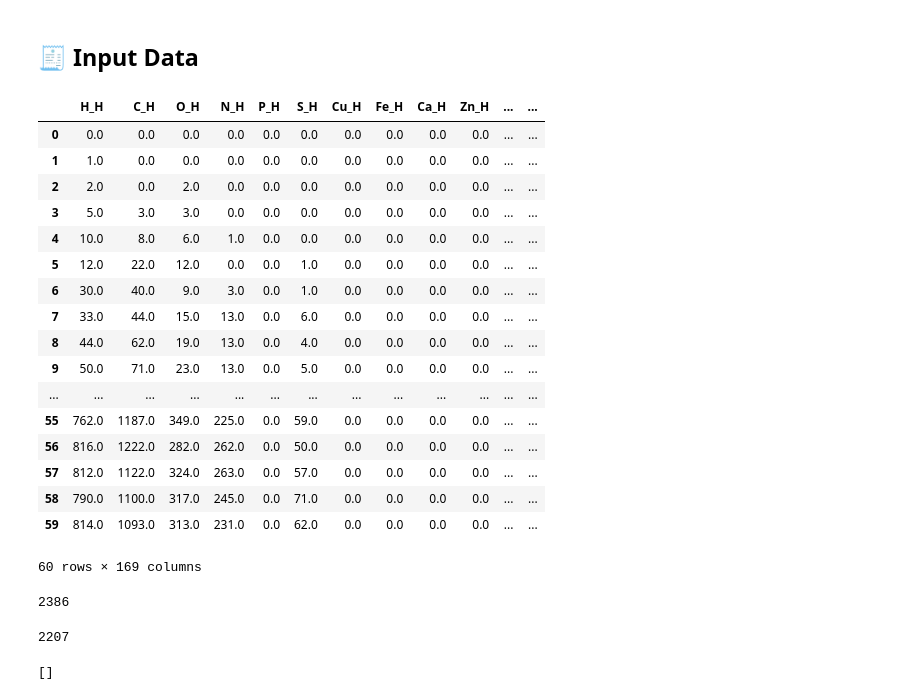
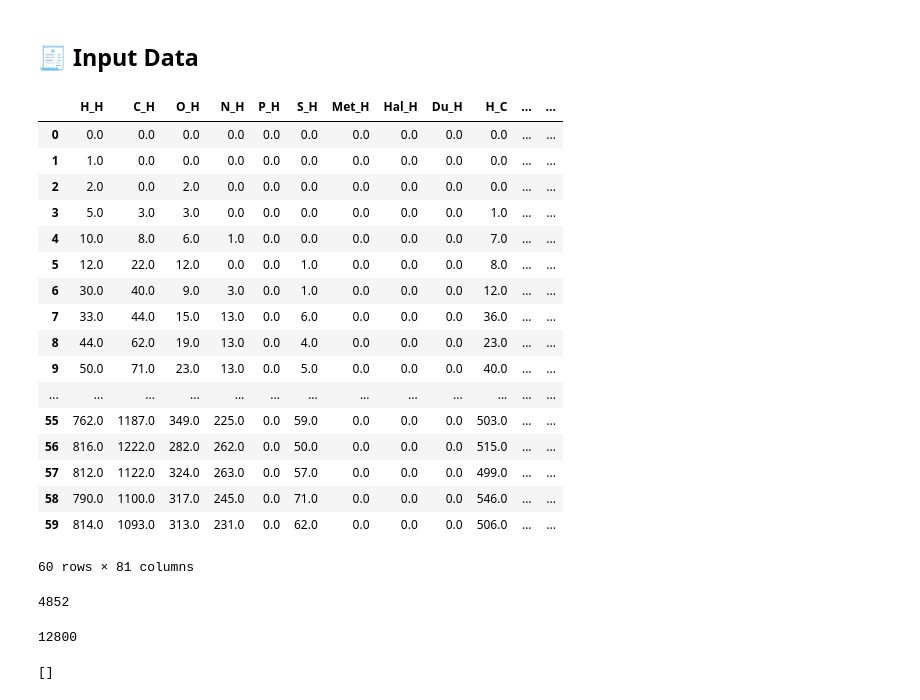
Before and after one commit to Sav-eng/protein-ligand-term-project, a Jupyter notebook: Generate_features.ipynb, the cells around one changed output. Cells and saved outputs as stored; diff of their text form; code cells hidden in the pictures.

Commit message:
intrigate metal group

```diff
--- a/Generate_features.ipynb
+++ b/Generate_features.ipynb
@@ -33,8 +51,9 @@ REFINED_INDEX_PATH = os.path.join(REFINED_DATASET_PATH, 'index/INDEX_refined_dat
 # checkpoint path
 GENERAL_CHECKPOINT_PATH = 'general_checkpoint/'
 REFINED_CHECKPOINT_PATH = 'refined_checkpoint/'
-ALL_ELEMENTS = ['H', 'C', 'O', 'N', 'P', 'S','Cu','Fe','Ca','Zn','Mg', 'Hal', 'Du']
+ALL_ELEMENTS = ['H', 'C', 'O', 'N', 'P', 'S','Met', 'Hal', 'Du']
 HALO_ELEMENTS = ['F', 'Cl', 'Br', 'I']
+METAL_ELEMENTS = ['Cu','Fe','Ca','Zn','Mg',]
 
 RELU = lambda x : x if x>=0 else 0
 # %% [markdown]
@@ -67,6 +86,8 @@ def get_lig_ele(ligand_ele):
    return e
   elif e in HALO_ELEMENTS:
     return 'Hal'
+  elif e in METAL_ELEMENTS:
+    return 'Met'
   else:
     return 'Du'
 # %%
@@ -109,7 +130,7 @@ def distance2counts(megadata):
 #         return np.multiply(atompair_in_dist_range, np.divide(charge_pairs, d))
 # %%
 def protein_ligand(protein_name, protein_path, ligand_path, n_cutoffs = np.arange(1.0, 30.6, 0.5)):
-  ALL_ELEMENTS = ['H', 'C', 'O', 'N', 'P', 'S','Cu','Fe','Ca','Zn','Mg', 'Hal', 'Du']
+  ALL_ELEMENTS = ['H', 'C', 'O', 'N', 'P', 'S','Met', 'Hal', 'Du']
   HALO_ELEMENTS = ['F', 'Cl', 'Br', 'I']
 
   ## Parse Protein
@@ -135,63 +156,67 @@ def protein_ligand(protein_name, protein_path, ligand_path, n_cutoffs = np.arang
   ligand_data = pd.DataFrame()
   ligand_data['element'] = lig_elements
   for i, col in enumerate(['x', 'y', 'z']):
     ligand_data[col] = lig_coordinates[:, i]
 
   ## Extract Features
   onionnet_counts = pd.DataFrame()
   for ep in ALL_ELEMENTS:
     for el in ALL_ELEMENTS:
       # for each element combination, such as C-O, we need to evaluate the contacts
       # at 60 different distance cutoff
       protein_xyz = protein_data[protein_data['element'] == ep][['x', 'y', 'z']].values
       ligand_xyz  = ligand_data[ligand_data['element'] == el][['x', 'y', 'z']].values
       counts       = np.zeros(len(n_cutoffs))
       total_counts = 0
       if protein_xyz.shape[0] and ligand_xyz.shape[0]:
           distances = distance_pairs_mdtraj(protein_xyz, ligand_xyz)
           # iterative over all the distance cutoffs
           for i, c in enumerate(n_cutoffs):
                 single_count = distance2counts((distances, c, None, '', 0.0))
                 # get the contacts in each shell by substract all contacts in previous shells
                 single_count  = single_count - total_counts
                 counts[i]     = single_count
                 total_counts += single_count
       feature_id = "%s_%s" % (el, ep)
       onionnet_counts[feature_id] = counts
 
   return onionnet_counts
 protein_ligand('13gs', GENERAL_DATASET_PATH + '13gs/13gs_protein.pdb',GENERAL_DATASET_PATH + '13gs/13gs_ligand.mol2')
 # %% [output]
-|  | H_H | C_H | O_H | N_H | P_H | S_H | Cu_H | Fe_H | Ca_H | Zn_H | ... | ... |
+|  | H_H | C_H | O_H | N_H | P_H | S_H | Met_H | Hal_H | Du_H | H_C | ... | ... |
 | 0 | 0.0 | 0.0 | 0.0 | 0.0 | 0.0 | 0.0 | 0.0 | 0.0 | 0.0 | 0.0 | ... | ... |
 | 1 | 1.0 | 0.0 | 0.0 | 0.0 | 0.0 | 0.0 | 0.0 | 0.0 | 0.0 | 0.0 | ... | ... |
 | 2 | 2.0 | 0.0 | 2.0 | 0.0 | 0.0 | 0.0 | 0.0 | 0.0 | 0.0 | 0.0 | ... | ... |
-| 3 | 5.0 | 3.0 | 3.0 | 0.0 | 0.0 | 0.0 | 0.0 | 0.0 | 0.0 | 0.0 | ... | ... |
-| 4 | 10.0 | 8.0 | 6.0 | 1.0 | 0.0 | 0.0 | 0.0 | 0.0 | 0.0 | 0.0 | ... | ... |
-| 5 | 12.0 | 22.0 | 12.0 | 0.0 | 0.0 | 1.0 | 0.0 | 0.0 | 0.0 | 0.0 | ... | ... |
-| 6 | 30.0 | 40.0 | 9.0 | 3.0 | 0.0 | 1.0 | 0.0 | 0.0 | 0.0 | 0.0 | ... | ... |
-| 7 | 33.0 | 44.0 | 15.0 | 13.0 | 0.0 | 6.0 | 0.0 | 0.0 | 0.0 | 0.0 | ... | ... |
-| 8 | 44.0 | 62.0 | 19.0 | 13.0 | 0.0 | 4.0 | 0.0 | 0.0 | 0.0 | 0.0 | ... | ... |
-| 9 | 50.0 | 71.0 | 23.0 | 13.0 | 0.0 | 5.0 | 0.0 | 0.0 | 0.0 | 0.0 | ... | ... |
+| 3 | 5.0 | 3.0 | 3.0 | 0.0 | 0.0 | 0.0 | 0.0 | 0.0 | 0.0 | 1.0 | ... | ... |
+| 4 | 10.0 | 8.0 | 6.0 | 1.0 | 0.0 | 0.0 | 0.0 | 0.0 | 0.0 | 7.0 | ... | ... |
+| 5 | 12.0 | 22.0 | 12.0 | 0.0 | 0.0 | 1.0 | 0.0 | 0.0 | 0.0 | 8.0 | ... | ... |
+| 6 | 30.0 | 40.0 | 9.0 | 3.0 | 0.0 | 1.0 | 0.0 | 0.0 | 0.0 | 12.0 | ... | ... |
+| 7 | 33.0 | 44.0 | 15.0 | 13.0 | 0.0 | 6.0 | 0.0 | 0.0 | 0.0 | 36.0 | ... | ... |
+| 8 | 44.0 | 62.0 | 19.0 | 13.0 | 0.0 | 4.0 | 0.0 | 0.0 | 0.0 | 23.0 | ... | ... |
+| 9 | 50.0 | 71.0 | 23.0 | 13.0 | 0.0 | 5.0 | 0.0 | 0.0 | 0.0 | 40.0 | ... | ... |
 | ... | ... | ... | ... | ... | ... | ... | ... | ... | ... | ... | ... | ... |
-| 55 | 762.0 | 1187.0 | 349.0 | 225.0 | 0.0 | 59.0 | 0.0 | 0.0 | 0.0 | 0.0 | ... | ... |
-| 56 | 816.0 | 1222.0 | 282.0 | 262.0 | 0.0 | 50.0 | 0.0 | 0.0 | 0.0 | 0.0 | ... | ... |
-| 57 | 812.0 | 1122.0 | 324.0 | 263.0 | 0.0 | 57.0 | 0.0 | 0.0 | 0.0 | 0.0 | ... | ... |
-| 58 | 790.0 | 1100.0 | 317.0 | 245.0 | 0.0 | 71.0 | 0.0 | 0.0 | 0.0 | 0.0 | ... | ... |
-| 59 | 814.0 | 1093.0 | 313.0 | 231.0 | 0.0 | 62.0 | 0.0 | 0.0 | 0.0 | 0.0 | ... | ... |
+| 55 | 762.0 | 1187.0 | 349.0 | 225.0 | 0.0 | 59.0 | 0.0 | 0.0 | 0.0 | 503.0 | ... | ... |
+| 56 | 816.0 | 1222.0 | 282.0 | 262.0 | 0.0 | 50.0 | 0.0 | 0.0 | 0.0 | 515.0 | ... | ... |
+| 57 | 812.0 | 1122.0 | 324.0 | 263.0 | 0.0 | 57.0 | 0.0 | 0.0 | 0.0 | 499.0 | ... | ... |
+| 58 | 790.0 | 1100.0 | 317.0 | 245.0 | 0.0 | 71.0 | 0.0 | 0.0 | 0.0 | 546.0 | ... | ... |
+| 59 | 814.0 | 1093.0 | 313.0 | 231.0 | 0.0 | 62.0 | 0.0 | 0.0 | 0.0 | 506.0 | ... | ... |
-60 rows × 169 columns
+60 rows × 81 columns
 # %%
 all_refined_proteins = os.listdir(REFINED_DATASET_PATH)[:-2]
-refined_proteins = list(set(pKi).intersection(set(all_refined_proteins)))
+#refined_proteins = list(set(pKi).intersection(set(all_refined_proteins)))
+refined_proteins = list(set(all_refined_proteins))
 len(refined_proteins)
 # %% [output]
-2386
+4852
 # %%
 all_general_proteins = os.listdir(GENERAL_DATASET_PATH)[:-2]
-general_proteins = list(set(pKi).intersection(set(all_general_proteins)))
+#general_proteins = list(set(pKi).intersection(set(all_general_proteins)))
+general_proteins = list(set(all_general_proteins))
 len(general_proteins)
+# s=list(set(all_refined_proteins).intersection(set(all_general_proteins)))
+# len(s)
 # %% [output]
-2207
+12800
 # %%
 # generate columns name
 all_pairs = [ x+'_'+y for x in ALL_ELEMENTS for y in ALL_ELEMENTS]
```
Also changed, not shown: parts of 1 cell of this notebook.
